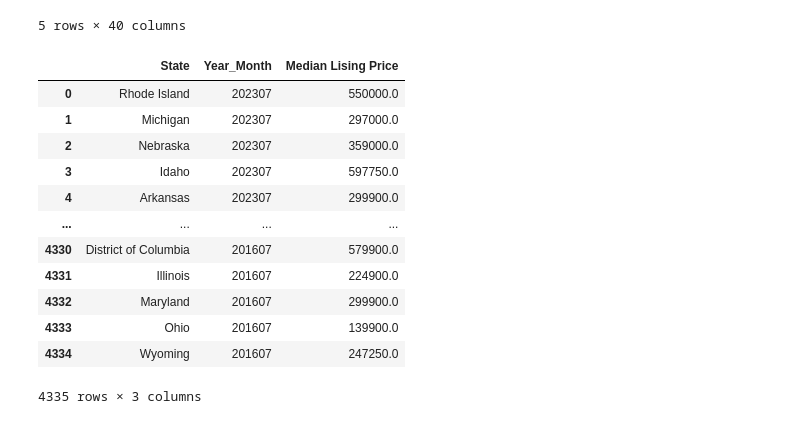
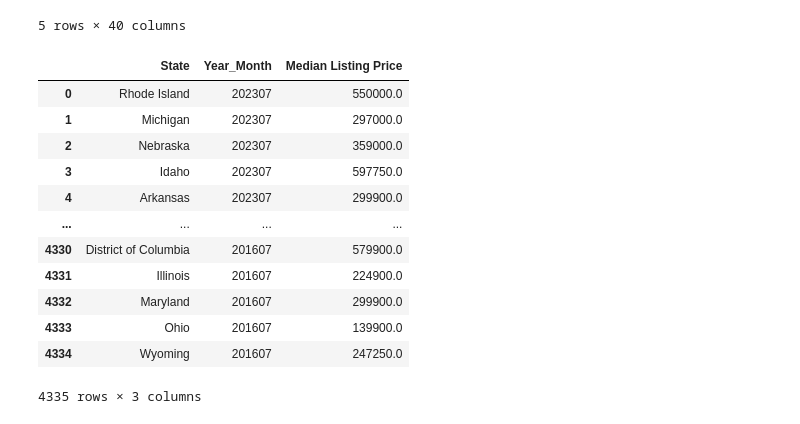
Before and after one commit to aalafa/group-project-1, a Jupyter notebook: Housing and Income Data/Housing_2021_2016.ipynb, the cells around one changed output. Saved outputs shown, nothing was run; the diff lists cells and outputs as text; code cells hidden in the pictures.

```diff
--- a/Housing and Income Data/Housing_2021_2016.ipynb
+++ b/Housing and Income Data/Housing_2021_2016.ipynb
@@ -16,14 +16,16 @@ housing_df.head()
 | 4 | 202307 | Arkansas | AR | 299900.0 | 0.0098 | ... |
 5 rows × 40 columns
 # %%
+# Organize the data by dropping columns and renaming the columns
 housing_df_organized = housing_df[["state","month_date_yyyymm","median_listing_price"]]
 housing2_df = housing_df_organized.rename(columns={"month_date_yyyymm":"Year_Month",
                                                       "state":"State",
-                                                      "median_listing_price":"Median Lising Price"})
+                                                      "median_listing_price":"Median Listing Price"})
+# Drops any empty rows
 housingclean_df = housing2_df.dropna(how='any')
 housingclean_df
 # %% [output]
-|  | State | Year_Month | Median Lising Price |
+|  | State | Year_Month | Median Listing Price |
 | 0 | Rhode Island | 202307 | 550000.0 |
 | 1 | Michigan | 202307 | 297000.0 |
 | 2 | Nebraska | 202307 | 359000.0 |
```
Also changed, not shown: parts of 8 cells of this notebook, 25 other files.
